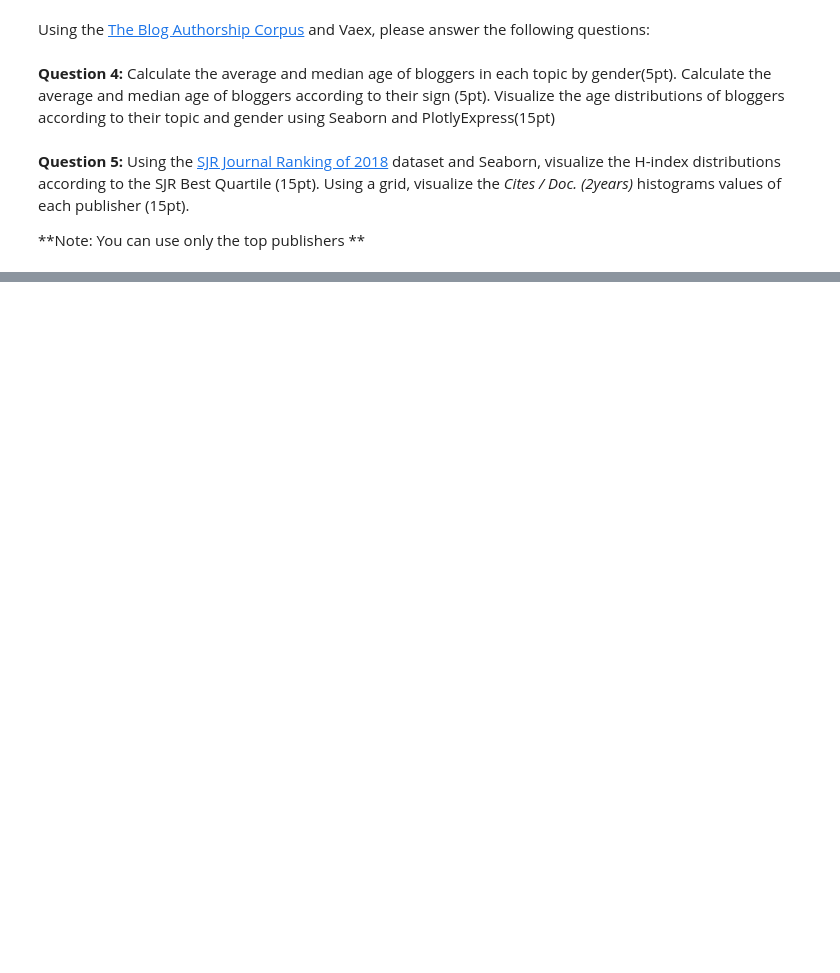
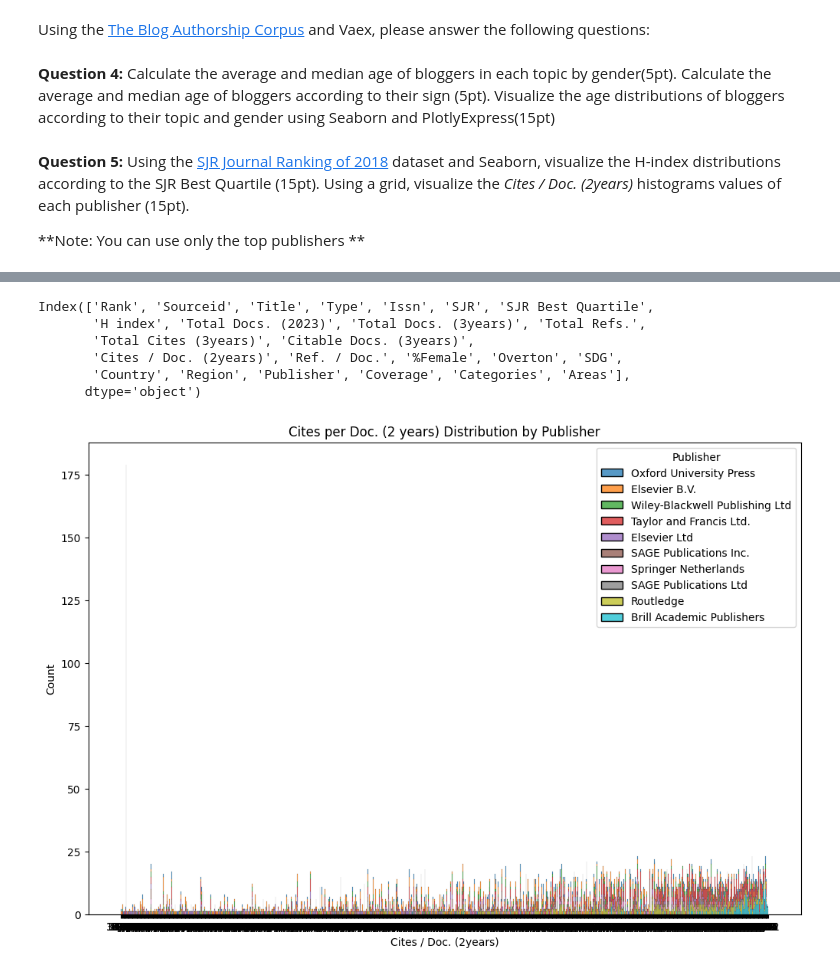
Before and after one commit to nitsansoffair/IK, a Jupyter notebook: HW_3_Version_2.ipynb, the cells around one changed output, grey strips where cells are left out. Cells and saved outputs as stored; diff of their text form; code cells hidden in the pictures; blank space fills up the shorter version.

```diff
--- a/HW_3_Version_2.ipynb
+++ b/HW_3_Version_2.ipynb
@@ -176,0 +248,18 @@ Visualize the age distributions  of bloggers according to their  topic and gende
+# %%
+# Visualizing the distribution of 'Cites / Doc. (2 years)' for each publisher
+plt.figure(figsize=(12, 8))
+
+print(df_top_publishers.columns)
+
+# Using a grid to visualize the histograms for each publisher
+sns.histplot(data=df_top_publishers, x='Cites / Doc. (2years)', hue='Publisher', multiple='stack', bins=30)
+plt.title('Cites per Doc. (2 years) Distribution by Publisher')
+plt.show()
+# %% [output]
+Index(['Rank', 'Sourceid', 'Title', 'Type', 'Issn', 'SJR', 'SJR Best Quartile',
+       'H index', 'Total Docs. (2023)', 'Total Docs. (3years)', 'Total Refs.',
+       'Total Cites (3years)', 'Citable Docs. (3years)',
+       'Cites / Doc. (2years)', 'Ref. / Doc.', '%Female', 'Overton', 'SDG',
+       'Country', 'Region', 'Publisher', 'Coverage', 'Categories', 'Areas'],
+      dtype='object')
+[figure, added]
```
Also changed, not shown: parts of 2 cells of this notebook.
